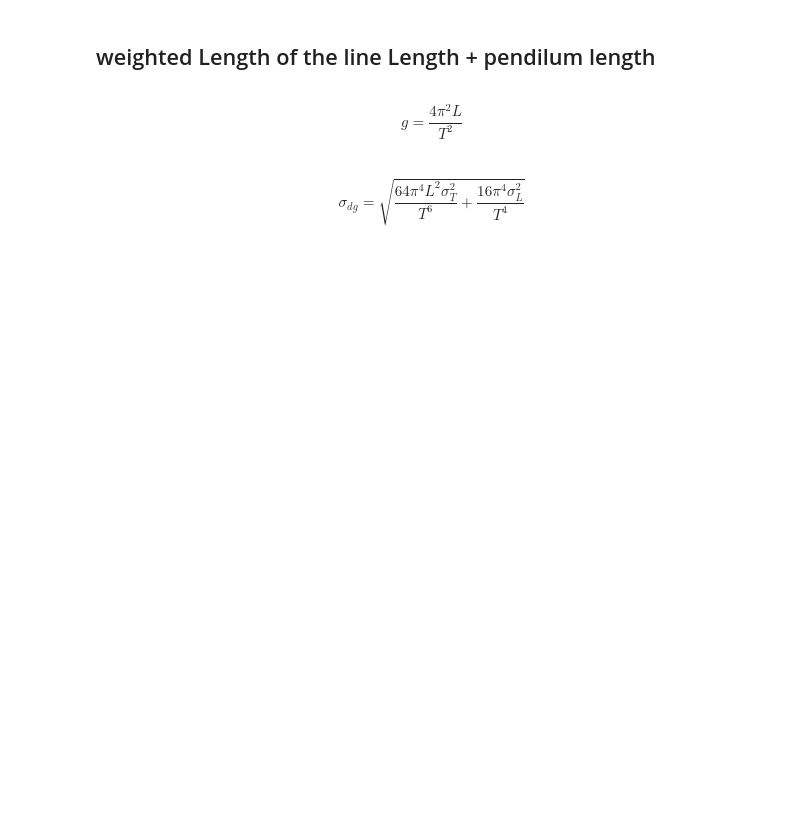
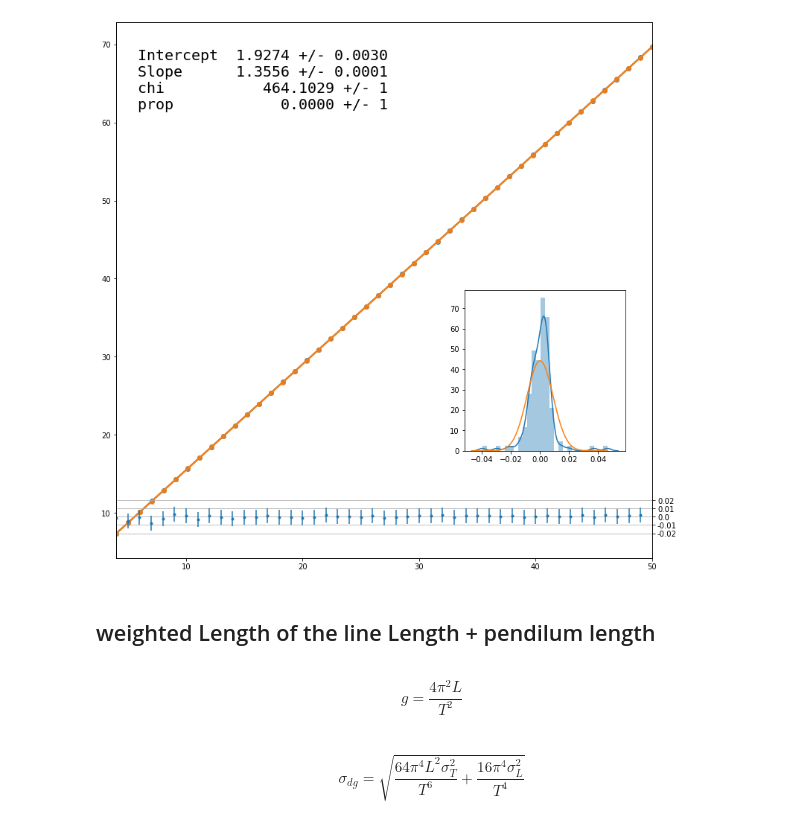
Before and after one commit to Shadesfear/appstat, a Jupyter notebook: scripts/simple_pendulum.ipynb, the cells around one changed output. Cells and saved outputs as stored; diff of their text form; code cells hidden in the pictures; blank space fills up the shorter version.

```diff
--- a/scripts/simple_pendulum.ipynb
+++ b/scripts/simple_pendulum.ipynb
@@ -71,0 +86,15 @@ Rsidual_time_combined=np.block([Residual_Time_data.Tan,Residual_Time_data.Luca,R
+# %%
+Residual_times=[]
+Residual_times_std=[]
+for i in range(len(Residual_Time_data.Tan)):
+    Residual_times.append(np.mean(np.array([Residual_Time_data.Tan[i],Residual_Time_data.Luca[i],Residual_Time_data.Chris[i]])))
+    Residual_times_std.append(uncertainty_weighted([Residual_Time_data.Tan.mean(),Residual_Time_data.Luca.mean(),Residual_Time_data.Chris.mean()]))
+# %%
+RMS=np.sqrt(sum(Rsidual_time_combined**2)/(len(Rsidual_time_combined)-1))
+# %%
+chi2= Chi2Regression(fit_function_Lin, x_pend,weighted_mean_Time,RMS)
+minuit = Minuit(chi2, pedantic=False, slope=1,intercept=0) #
+minuit.migrad();       # Perform the actual fit
+NpointsLin = 44 - 2 # 3 parameters in fit
+Chi2Lin=minuit.fval
+Prob_gau = sp.stats.chi2.sf(Chi2Lin, NpointsLin)
@@ -71,0 +109,3 @@ Rsidual_time_combined=np.block([Residual_Time_data.Tan,Residual_Time_data.Luca,R
+# %%
+x_conbined=np.linspace(-max(abs(Rsidual_time_combined)),max(abs(Rsidual_time_combined)),100)
+y_Combined=sp.stats.norm(Rsidual_time_combined.mean(), Rsidual_time_combined.std())
@@ -72,26 +116,33 @@ Rsidual_time_combined=np.block([Residual_Time_data.Tan,Residual_Time_data.Luca,R
 # %%
 
 fig=plt.figure(figsize=(10,10))
 ax=fig.add_axes([0,0,1,1])
+#sns.FacetGrid(weighted_mean_Time)
 ax1=fig.add_axes([0.65,0.2,0.3,0.3])
 ax2 = ax.twinx()
 #sns.scatterplot(x=Time.Tan,y=Residual_Time.Tan,ax=ax)
-sns.scatterplot(x=Number.Tan,y=Time.Tan,ax=ax)
-sns.scatterplot(x=Number.Michael1,y=Time.Michael1,ax=ax)
-sns.scatterplot(x=Number.Michael2,y=Time.Michael2,ax=ax)
-sns.scatterplot(x=Number.Chris,y=Time.Chris,ax=ax)
-sns.scatterplot(x=Number.Luca,y=Time.Luca,ax=ax)
-ax.plot(x_pend,fit_function_Lin(x_pend,slope_weigted,intersection_weigted))
+sns.regplot(x_pend,fit_function_Lin(x_pend,minuit.args[0],minuit.args[1]),ax=ax)
 
-sns.distplot(Rsidual_time_combined, ax=ax1)
-d = {'Intercept':[intersection_weigted, intersection_std_weigted],
-     'Slope':    [slope_weigted, slope_std_weigted]}
-text = nice_string_output(d, extra_spacing=2, decimals=3)
+ax2.errorbar(Number.Tan-2,Residual_times,yerr=RMS,fmt='.')
+sns.regplot(x_pend,weighted_mean_Time,ax=ax)
+sns.distplot(Rsidual_time_combined,ax=ax1)
+sns.lineplot(x_conbined,y_Combined.pdf(x_conbined),ax=ax1)
+d = {'Intercept':[minuit.args[1], minuit.errors[1]],
+     'Slope':    [minuit.args[0], minuit.errors[0]]
+    ,'chi':[Chi2Lin,1],'prop':[Prob_gau,1]}
+ax2.set_ymargin(0)
+text = nice_string_output(d, extra_spacing=2, decimals=4)
 add_text_to_ax(0.04, 0.95, text, ax, fontsize=20)
-
-
-ax2.set_yscale('log')
+pos=(np.round(np.linspace(-0.02,0.02,5),2))
+ax2.set_yticks(pos)
+ax2.set_yticklabels(pos.astype(str))
+ax2.set_ylim(-0.05,0.6)
+#ax2.set_data_interval(self, -0.01, 0.01, ignore=False)
+ax2.grid()
+#ax2.set_yscale('log')
 fig.tight_layout()
+# %% [output]
+[figure, added]
 # %% [markdown]
 ## weighted Length of the line Length + pendilum length
 # %%
```
Also changed, not shown: parts of 14 cells of this notebook, 1 other file.
